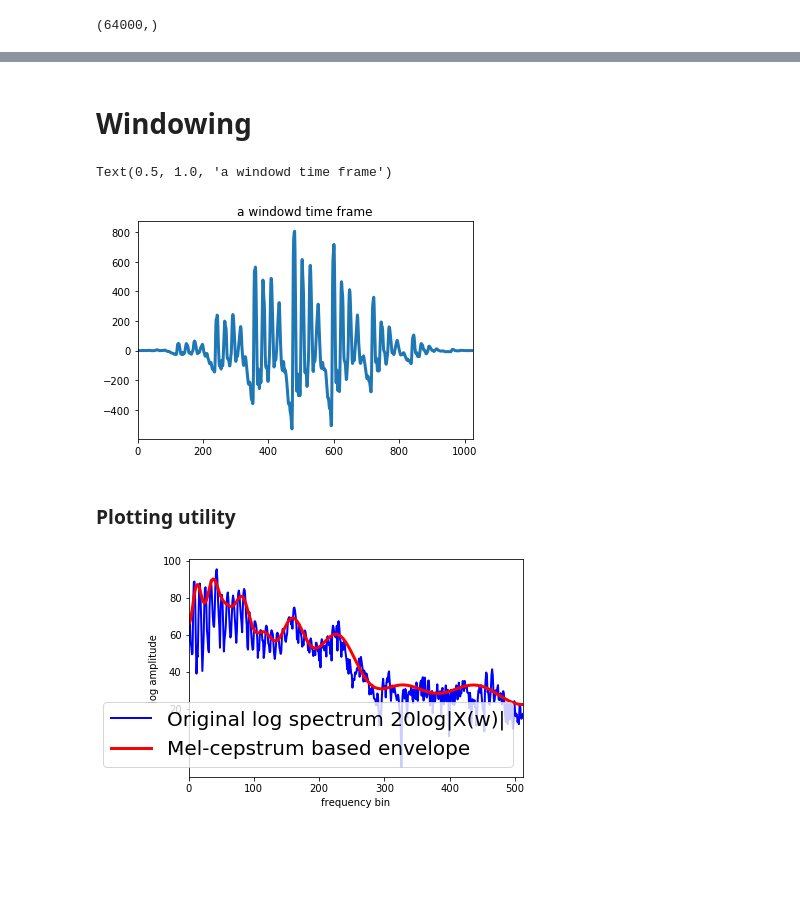
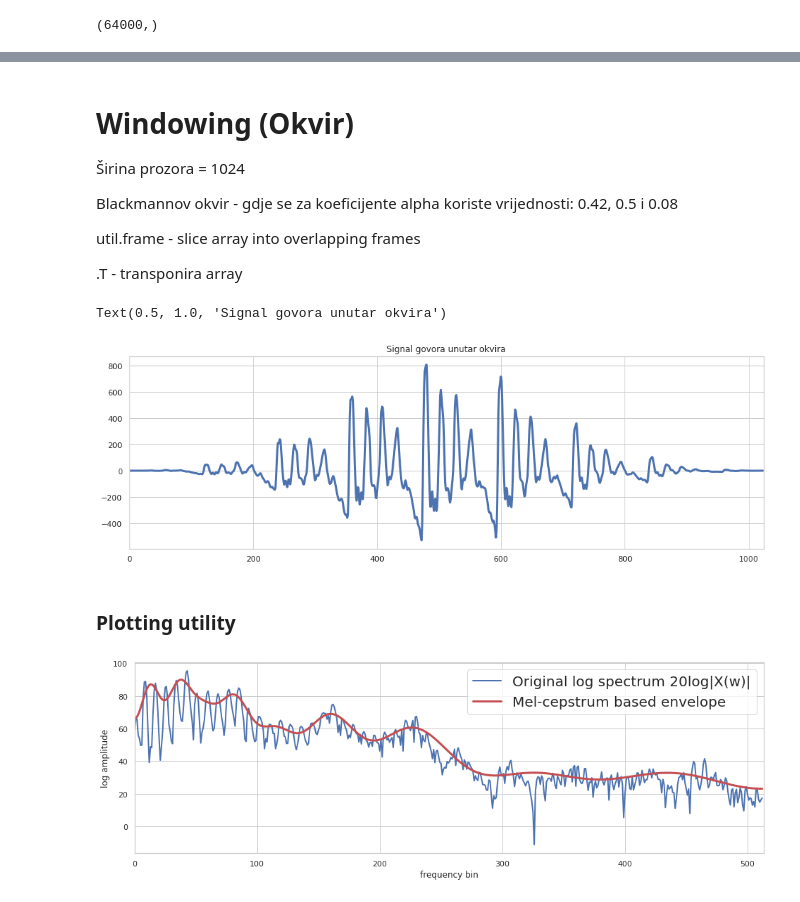
Before and after one commit to lenanovak/rogj-mlsa, a Jupyter notebook: rogj-mlsa.ipynb, the cells around one changed output, grey strips where cells are left out. Drawn from its saved outputs; the diff is of its cells as text; code cells hidden in the pictures; blank space fills up the shorter version.

```diff
--- a/rogj-mlsa.ipynb
+++ b/rogj-mlsa.ipynb
@@ -10,3 +11,6 @@ import librosa.display
+# %%
+seaborn.set(style="whitegrid")
+plt.rcParams['figure.figsize'] = (16,5)
 # %% [markdown]
 ## Load audio file
 # %%
@@ -31,29 +41,37 @@ Audio(x, rate=fs) #što je točno Audio display? pogledati dokumentaciju
 # %% [markdown]
-# Windowing
+# Windowing (Okvir)
+
+Širina prozora = 1024
+
+Blackmannov okvir - gdje se za koeficijente alpha koriste vrijednosti: 0.42, 0.5 i 0.08
+
+util.frame - slice array into overlapping frames
+
+.T - transponira array
 # %%
-#short sagment - pick a short sagment
+# short sagment - pick a short sagment
+# segment zvučnog glasa izdvojen vremenskim otvorom (amplituda, vrijeme)
+
 pos = 40000
-frame_length = 1024
+frame_length = 1024 # dužina frame-a, u sekundama?
 
-hop_length = 80 # što je hop_length?
+hop_length = 80 # number of steps to advance between frames
 
+#PRIMJER1 pysptk gitlab (xw)
 xw = x[pos:pos+frame_length] * pysptk.blackman(frame_length)
 
+#PRIMJER2 librosa gitlab (frames)
 frames = librosa.util.frame(x, frame_length=frame_length, hop_length=hop_length).astype(np.float64).T
-
-#što je librosa.util.frame?
-
-# frames = x[pos:pos+frame_length] * pysptk.blackman(frame_length)
-
 frames *= pysptk.blackman(frame_length)
 
-assert frames.shape[1] == frame_length # što ovo radi?
+assert frames.shape[1] == frame_length
+
 plt.plot(xw, linewidth = 3.0)
 plt.xlim(0, frame_length)
-plt.title("a windowd time frame")
+plt.title("Signal govora unutar okvira")
 # %% [output]
-Text(0.5, 1.0, 'a windowd time frame')
+Text(0.5, 1.0, 'Signal govora unutar okvira')
-[figure, old version]
+[figure, new version]
 # %% [markdown]
 ### Plotting utility
 # %%
@@ -65,13 +83,14 @@ def pplot(sp, envelope, title="no title"):
     plt.ylabel("log amplitude")
     plt.legend(prop={'size': 20})
 # %%
-#Spectrum for a windowed signal
+# Spectrum for a windowed signal - prirodni logaritam modula spektra ?
 
+# izračun spectruma 20log|X(w)| za okvir
 sp = 20*np.log10(np.abs(np.fft.rfft(xw)))
 
-mgc = pysptk.mcep(xw, 20, 0.41)
-pplot(sp, pysptk.mgc2sp(mgc, 0.41, 0.0, frame_length).real, title="Mel-cepstrum based envelope")
+mgc = pysptk.mcep(xw, 20, 0.42)
+pplot(sp, pysptk.mgc2sp(mgc, 0.42, 0.0, frame_length).real, title="Mel-cepstrum based envelope")
 
-#zašto je 0.41? a u Lineaer frequency cepstrum based envelope je 0.0
+# zašto je 0.41? a u Lineaer frequency cepstrum based envelope je 0.0
 # %% [output]
-[figure, old version]
+[figure, new version]
```
Also changed, not shown: parts of 8 cells of this notebook.
